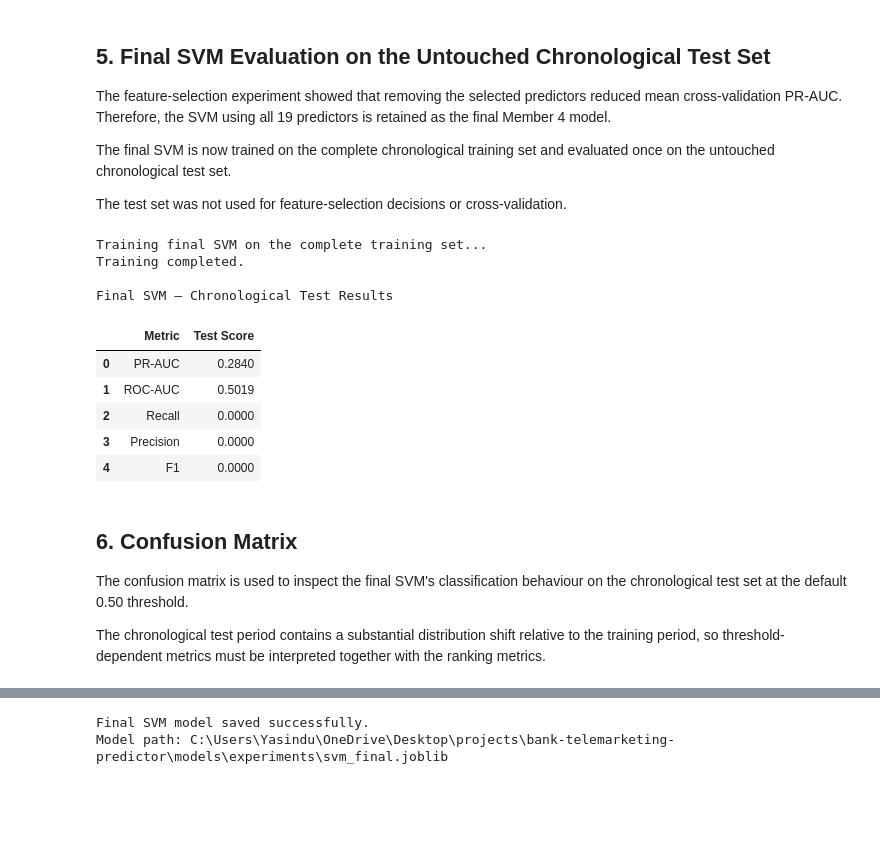
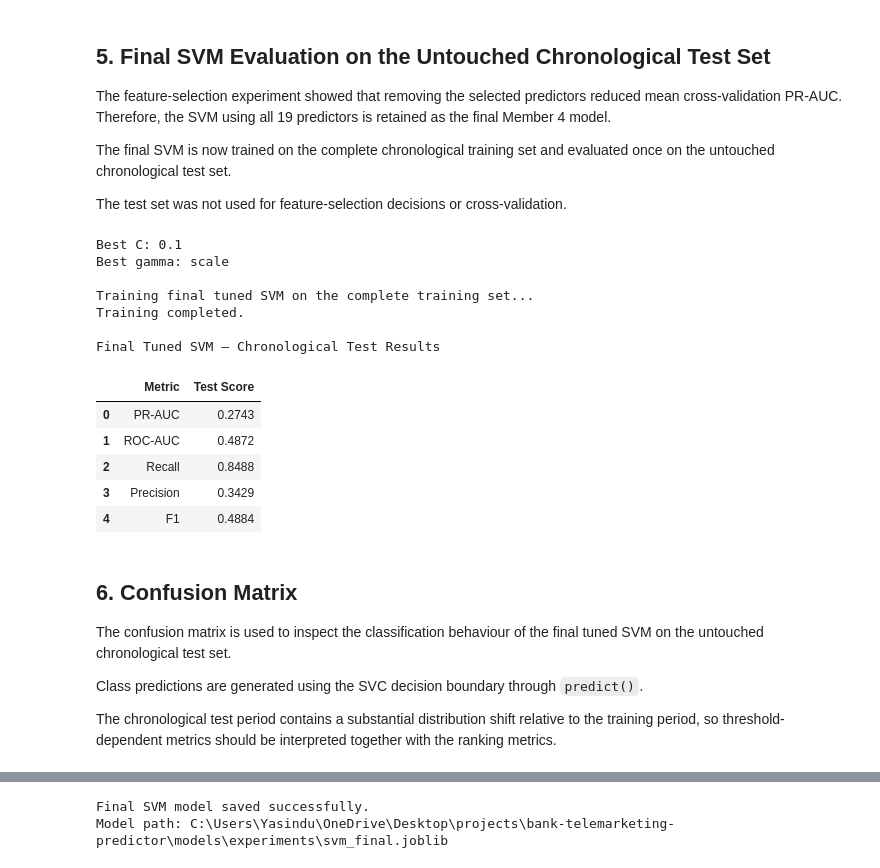
Before and after one commit to Saradala/bank-telemarketing-predictor, a Jupyter notebook: notebooks/09_model_svm.ipynb, the cells around one changed output, grey strips where cells are left out. Saved outputs shown, nothing was run; the diff lists cells and outputs as text; code cells hidden in the pictures; blank space fills up the shorter version.

```diff
--- a/notebooks/09_model_svm.ipynb
+++ b/notebooks/09_model_svm.ipynb
@@ -549,0 +621,18 @@ experimentally rather than being based only on exploratory correlations.
+# %%
+import time
+
+print("Starting SVM GridSearchCV...")
+print("The chronological test set is not used during tuning.\n")
+
+start_time = time.time()
+
+# Hyperparameter tuning on training data only
+svm_grid_search.fit(X_train, y_train)
+
+elapsed_minutes = (time.time() - start_time) / 60
+
+print("\nSVM Hyperparameter Tuning Completed!")
+print("------------------------------------")
+print(f"Time taken: {elapsed_minutes:.2f} minutes")
+print("Best parameters:", svm_grid_search.best_params_)
+print(f"Best 5-Fold CV PR-AUC: {svm_grid_search.best_score_:.4f}")
@@ -559,82 +659,98 @@ evaluated once on the untouched chronological test set.
 
 The test set was not used for feature-selection decisions or cross-validation.
 # %%
-# Build the selected final SVM: all 19 predictors
+# Get the best hyperparameters found by GridSearchCV
+best_C = svm_grid_search.best_params_["classifier__C"]
+best_gamma = svm_grid_search.best_params_["classifier__gamma"]
+
+print("Best C:", best_C)
+print("Best gamma:", best_gamma)
+
+# Build the final tuned SVM using all 19 predictors
 final_svm = build_svm_pipeline(
-    C=1.0,
-    gamma="scale",
+    C=best_C,
+    gamma=best_gamma,
     kernel="rbf",
-    class_weight="balanced"
+    class_weight="balanced",
+    probability=False
 )
 
-print("Training final SVM on the complete training set...")
+print("\nTraining final tuned SVM on the complete training set...")
 
+# Train only on the chronological training set
 final_svm.fit(X_train, y_train)
 
 print("Training completed.")
 
-# Probability estimates for final test evaluation
-test_probabilities = final_svm.predict_proba(X_test)[:, 1]
+# Continuous decision scores for PR-AUC and ROC-AUC
+test_scores = final_svm.decision_function(X_test)
 
-# Default classification threshold
-test_predictions = (test_probabilities >= 0.50).astype(int)
+# Final class predictions
+test_predictions = final_svm.predict(X_test)
 
+# Evaluate on the untouched chronological test set
 final_test_metrics = {
     "PR-AUC": average_precision_score(
         y_test,
-        test_probabilities
+        test_scores
     ),
     "ROC-AUC": roc_auc_score(
         y_test,
-        test_probabilities
+        test_scores
     ),
     "Recall": recall_score(
         y_test,
         test_predictions
     ),
     "Precision": precision_score(
         y_test,
         test_predictions,
         zero_division=0
     ),
     "F1": f1_score(
         y_test,
         test_predictions,
         zero_division=0
     )
 }
 
 final_test_table = pd.DataFrame({
     "Metric": final_test_metrics.keys(),
     "Test Score": final_test_metrics.values()
 })
 
-print("\nFinal SVM — Chronological Test Results")
+print("\nFinal Tuned SVM — Chronological Test Results")
 
 display(
     final_test_table.style.format({
         "Test Score": "{:.4f}"
     })
 )
 # %% [output]
-Training final SVM on the complete training set...
+Best C: 0.1
+Best gamma: scale
+
+Training final tuned SVM on the complete training set...
 Training completed.
 
-Final SVM — Chronological Test Results
+Final Tuned SVM — Chronological Test Results
 |  | Metric | Test Score |
-| 0 | PR-AUC | 0.2840 |
-| 1 | ROC-AUC | 0.5019 |
-| 2 | Recall | 0.0000 |
-| 3 | Precision | 0.0000 |
-| 4 | F1 | 0.0000 |
+| 0 | PR-AUC | 0.2743 |
+| 1 | ROC-AUC | 0.4872 |
+| 2 | Recall | 0.8488 |
+| 3 | Precision | 0.3429 |
+| 4 | F1 | 0.4884 |
 # %% [markdown]
 ## 6. Confusion Matrix
 
-The confusion matrix is used to inspect the final SVM's classification
-behaviour on the chronological test set at the default 0.50 threshold.
+The confusion matrix is used to inspect the classification behaviour of the
+final tuned SVM on the untouched chronological test set.
+
+Class predictions are generated using the SVC decision boundary through
+`predict()`.
 
 The chronological test period contains a substantial distribution shift
-relative to the training period, so threshold-dependent metrics must be
+relative to the training period, so threshold-dependent metrics should be
 interpreted together with the ranking metrics.
 # %%
 # Confusion matrix
```
Also changed, not shown: parts of 13 cells of this notebook, 5 other files.
